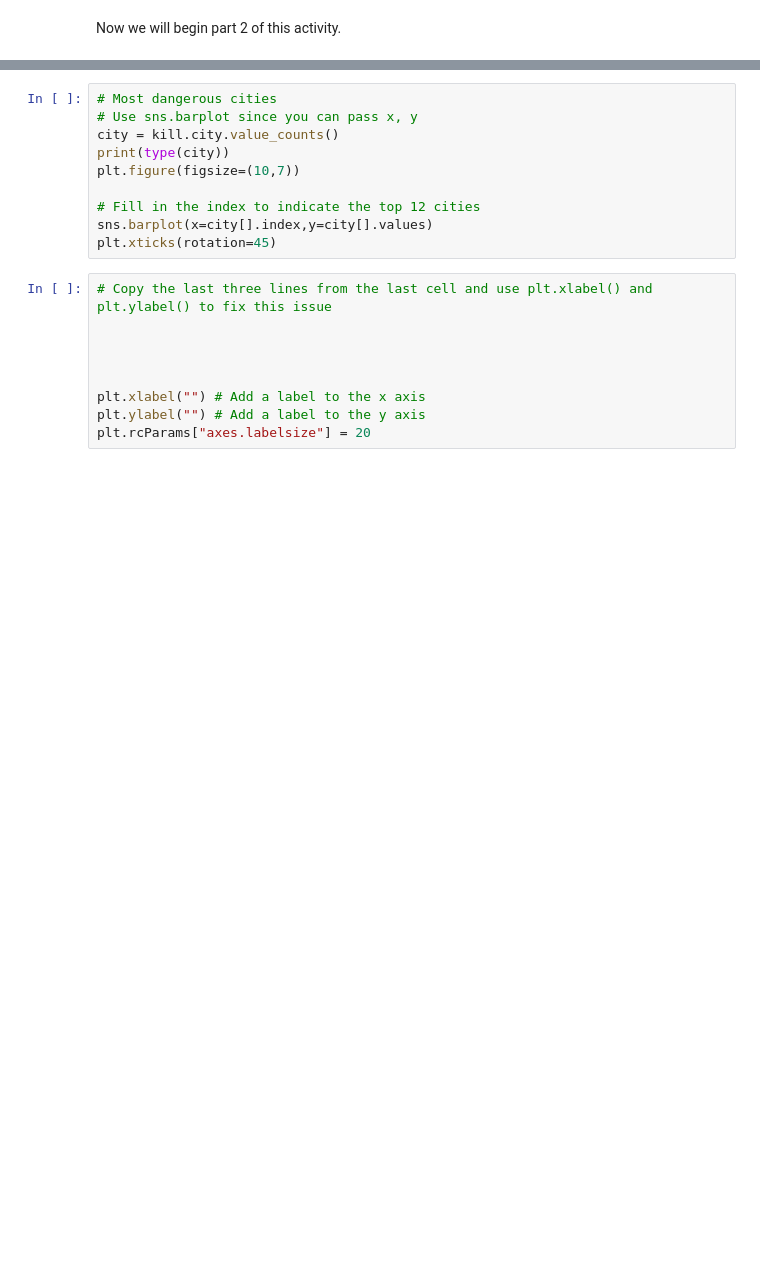
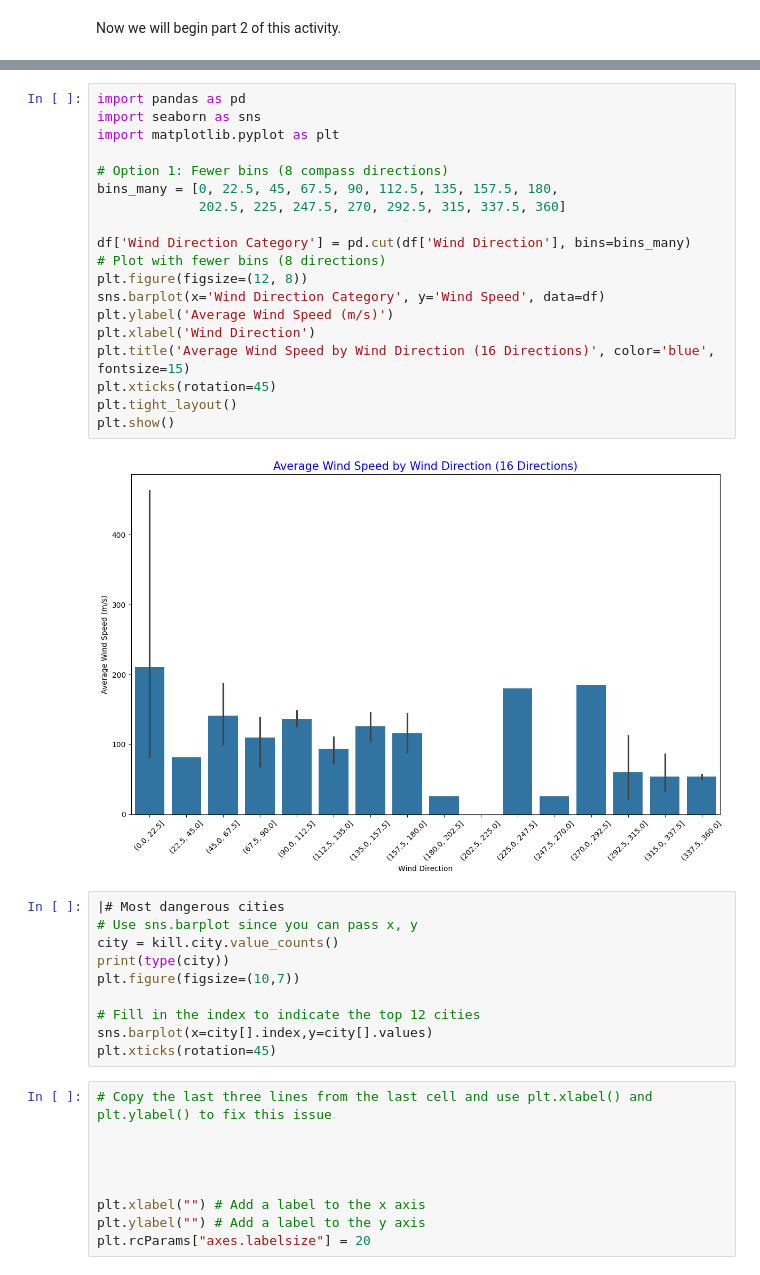
Before and after one commit to lenguyenduyphuc/Python_Learning, a Jupyter notebook: DataVisualizationActivity.ipynb, the cells around one changed output, grey strips where cells are left out. Saved outputs shown, nothing was run; the diff lists cells and outputs as text; blank space fills up the shorter version.

```diff
--- a/DataVisualizationActivity.ipynb
+++ b/DataVisualizationActivity.ipynb
@@ -87,5 +180,26 @@ plt.xticks(rotation=45)
+# %%
+import pandas as pd
+import seaborn as sns
+import matplotlib.pyplot as plt
+
+# Option 1: Fewer bins (8 compass directions)
+bins_many = [0, 22.5, 45, 67.5, 90, 112.5, 135, 157.5, 180,
+             202.5, 225, 247.5, 270, 292.5, 315, 337.5, 360]
+
+df['Wind Direction Category'] = pd.cut(df['Wind Direction'], bins=bins_many)
+# Plot with fewer bins (8 directions)
+plt.figure(figsize=(12, 8))
+sns.barplot(x='Wind Direction Category', y='Wind Speed', data=df)
+plt.ylabel('Average Wind Speed (m/s)')
+plt.xlabel('Wind Direction')
+plt.title('Average Wind Speed by Wind Direction (16 Directions)', color='blue', fontsize=15)
+plt.xticks(rotation=45)
+plt.tight_layout()
+plt.show()
+# %% [output]
+[figure, added]
 # %%
-# Most dangerous cities
+|# Most dangerous cities
 # Use sns.barplot since you can pass x, y
 city = kill.city.value_counts()
 print(type(city))
```
Also changed, not shown: parts of 12 cells of this notebook.
